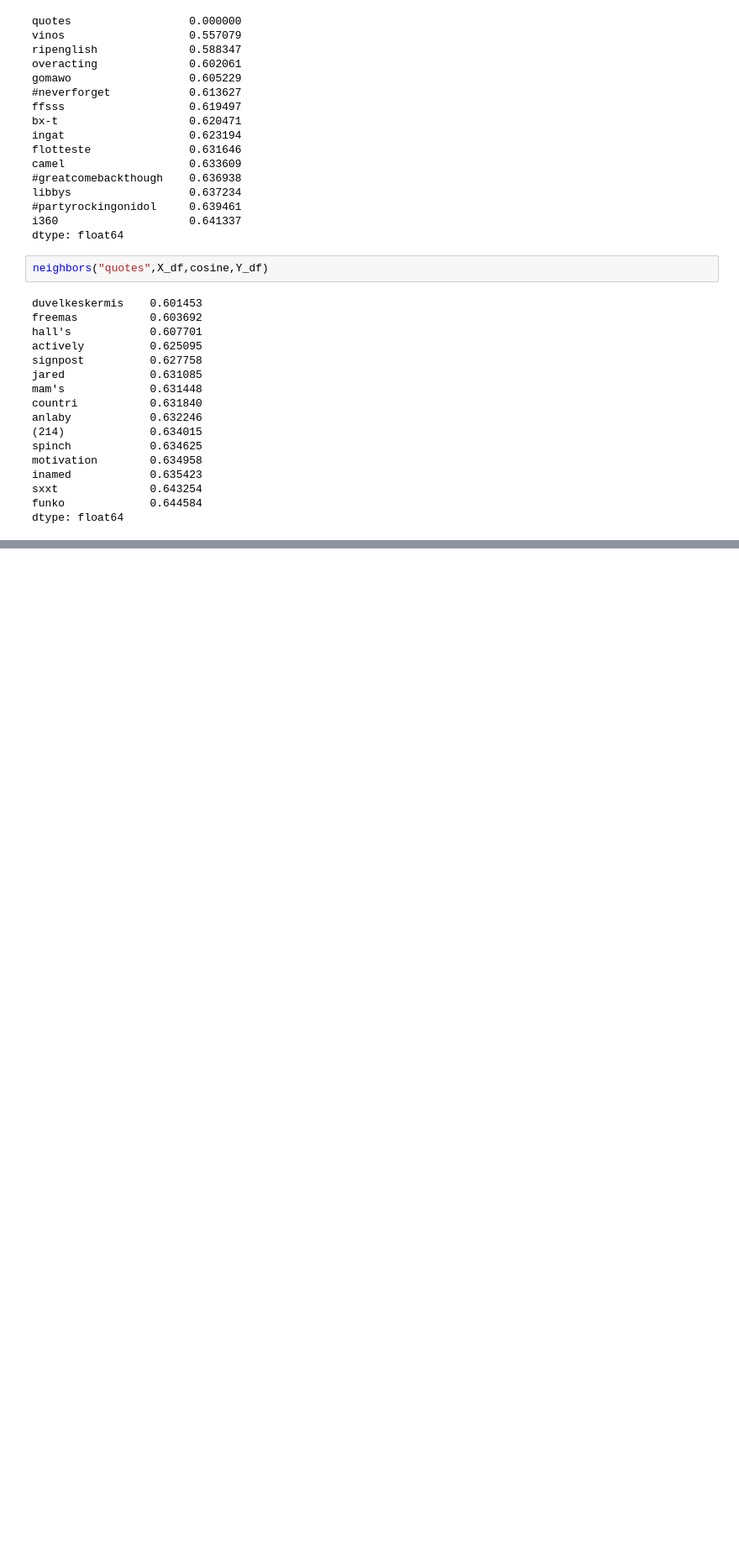
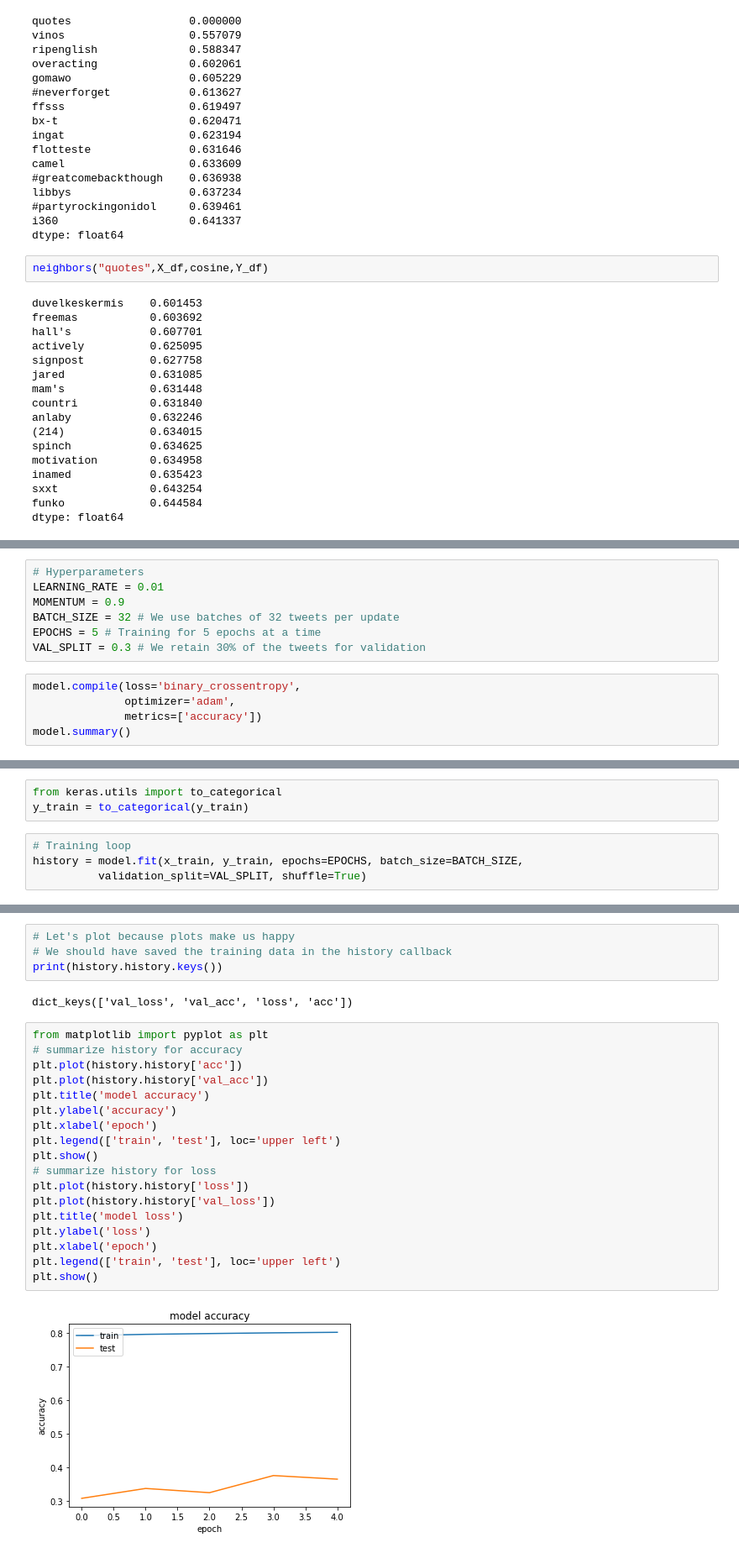
Before and after one commit to GiuliaLanzillotta/My-ML-exercises, a Jupyter notebook: Sentiment_analysis.ipynb, the cells around one changed output, grey strips where cells are left out. Shown at 84% size. Cells and saved outputs as stored; diff of their text form; blank space fills up the shorter version.

```diff
--- a/Sentiment_analysis.ipynb
+++ b/Sentiment_analysis.ipynb
@@ -436,0 +591,12 @@ dtype: float64
+# %%
+# Hyperparameters
+LEARNING_RATE = 0.01
+MOMENTUM = 0.9
+BATCH_SIZE = 32 # We use batches of 32 tweets per update
+EPOCHS = 5 # Training for 5 epochs at a time
+VAL_SPLIT = 0.3 # We retain 30% of the tweets for validation
+# %%
+model.compile(loss='binary_crossentropy',
+              optimizer='adam',
+              metrics=['accuracy'])
+model.summary()
@@ -436,0 +618,7 @@ dtype: float64
+# %%
+from keras.utils import to_categorical
+y_train = to_categorical(y_train)
+# %%
+# Training loop
+history = model.fit(x_train, y_train, epochs=EPOCHS, batch_size=BATCH_SIZE,
+          validation_split=VAL_SPLIT, shuffle=True)
@@ -436,0 +637,26 @@ dtype: float64
+# %%
+# Let's plot because plots make us happy
+# We should have saved the training data in the history callback
+print(history.history.keys())
+# %% [output]
+dict_keys(['val_loss', 'val_acc', 'loss', 'acc'])
+# %%
+from matplotlib import pyplot as plt
+# summarize history for accuracy
+plt.plot(history.history['acc'])
+plt.plot(history.history['val_acc'])
+plt.title('model accuracy')
+plt.ylabel('accuracy')
+plt.xlabel('epoch')
+plt.legend(['train', 'test'], loc='upper left')
+plt.show()
+# summarize history for loss
+plt.plot(history.history['loss'])
+plt.plot(history.history['val_loss'])
+plt.title('model loss')
+plt.ylabel('loss')
+plt.xlabel('epoch')
+plt.legend(['train', 'test'], loc='upper left')
+plt.show()
+# %% [output]
+[figure, added]
```
Also changed, not shown: parts of 35 cells of this notebook.
